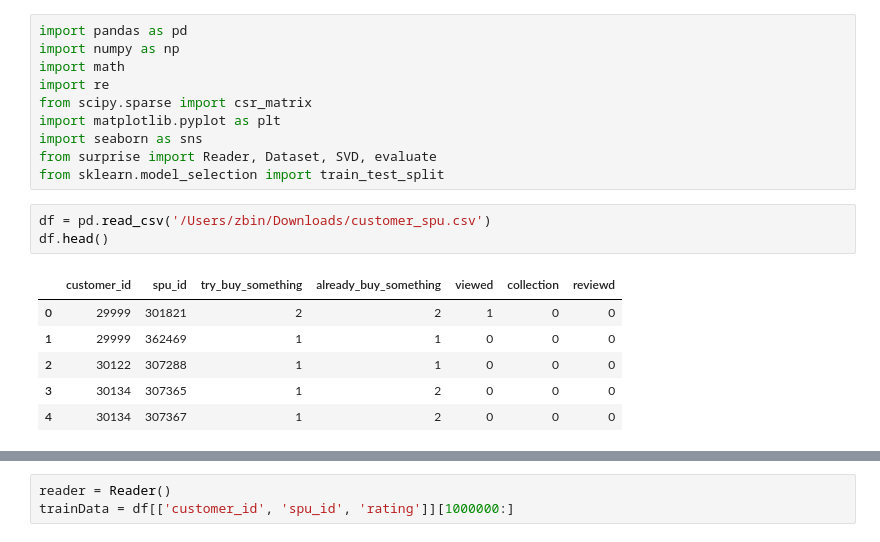
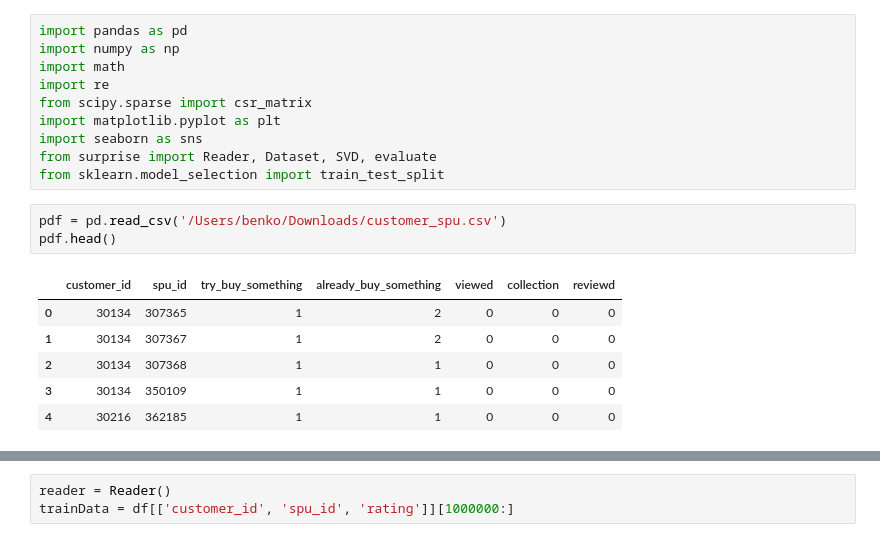
Before and after one commit to scalaview/dbhouse, a Jupyter notebook: notebooks/svd model.ipynb, the cells around one changed output, grey strips where cells are left out. Drawn from its saved outputs; the diff is of its cells as text.

```diff
--- a/notebooks/svd model.ipynb
+++ b/notebooks/svd model.ipynb
@@ -9,12 +9,12 @@ import seaborn as sns
 from surprise import Reader, Dataset, SVD, evaluate
 from sklearn.model_selection import train_test_split
 # %%
-df = pd.read_csv('/Users/zbin/Downloads/customer_spu.csv')
-df.head()
+pdf = pd.read_csv('/Users/benko/Downloads/customer_spu.csv')
+pdf.head()
 # %% [output]
 |  | customer_id | spu_id | try_buy_something | already_buy_something | viewed | collection | reviewd |
-| 0 | 29999 | 301821 | 2 | 2 | 1 | 0 | 0 |
-| 1 | 29999 | 362469 | 1 | 1 | 0 | 0 | 0 |
-| 2 | 30122 | 307288 | 1 | 1 | 0 | 0 | 0 |
-| 3 | 30134 | 307365 | 1 | 2 | 0 | 0 | 0 |
-| 4 | 30134 | 307367 | 1 | 2 | 0 | 0 | 0 |
+| 0 | 30134 | 307365 | 1 | 2 | 0 | 0 | 0 |
+| 1 | 30134 | 307367 | 1 | 2 | 0 | 0 | 0 |
+| 2 | 30134 | 307368 | 1 | 1 | 0 | 0 | 0 |
+| 3 | 30134 | 350109 | 1 | 1 | 0 | 0 | 0 |
+| 4 | 30216 | 362185 | 1 | 1 | 0 | 0 | 0 |
```
Also changed, not shown: parts of 21 cells of this notebook.
